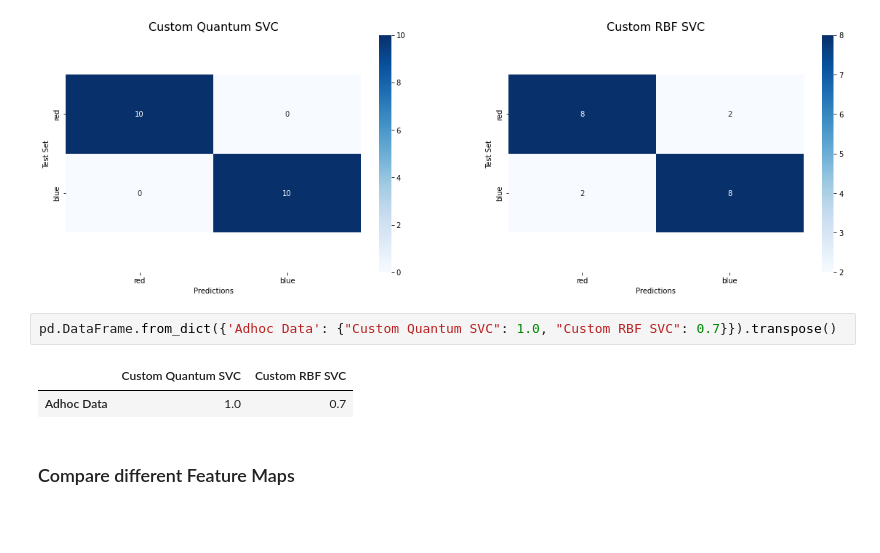
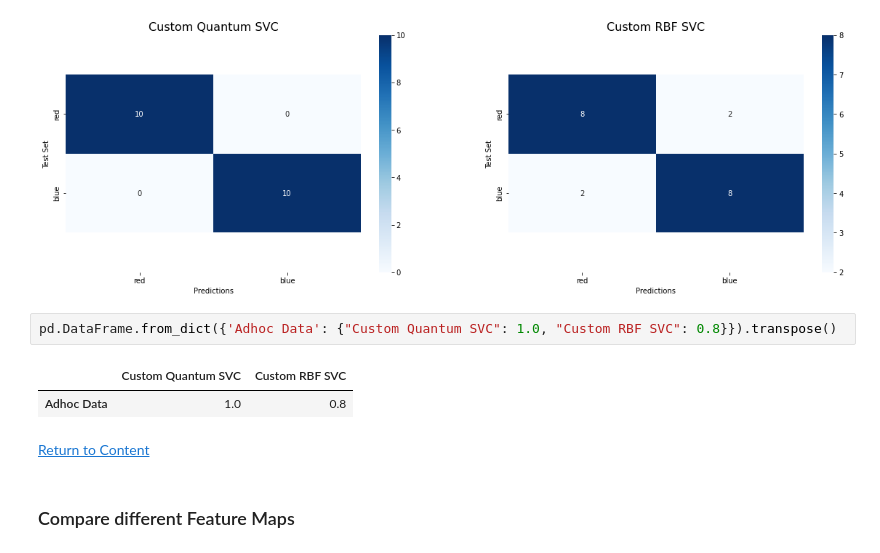
Before and after one commit to mforstenhaeusler/Quantum-Support-Vector-Machines, a Jupyter notebook: Quantum Support Vector Machines.ipynb, the cells around one changed output. Drawn from its saved outputs; the diff is of its cells as text; blank space fills up the shorter version.

```diff
--- a/Quantum Support Vector Machines.ipynb
+++ b/Quantum Support Vector Machines.ipynb
@@ -422,10 +445,12 @@ Accuracy on test set: 80.0 %
 The history saving thread hit an unexpected error (OperationalError('database or disk is full')).History will not be written to the database.
 [figure]
 # %%
-pd.DataFrame.from_dict({'Adhoc Data': {"Custom Quantum SVC": 1.0, "Custom RBF SVC": 0.7}}).transpose()
+pd.DataFrame.from_dict({'Adhoc Data': {"Custom Quantum SVC": 1.0, "Custom RBF SVC": 0.8}}).transpose()
 # %% [output]
 |  | Custom Quantum SVC | Custom RBF SVC |
-| Adhoc Data | 1.0 | 0.7 |
+| Adhoc Data | 1.0 | 0.8 |
+# %% [markdown]
+[Return to Content](#Content)
 # %% [markdown]
 ### Compare different Feature Maps
 # %% [markdown]
```
Also changed, not shown: parts of 12 cells of this notebook, 1 other file.
